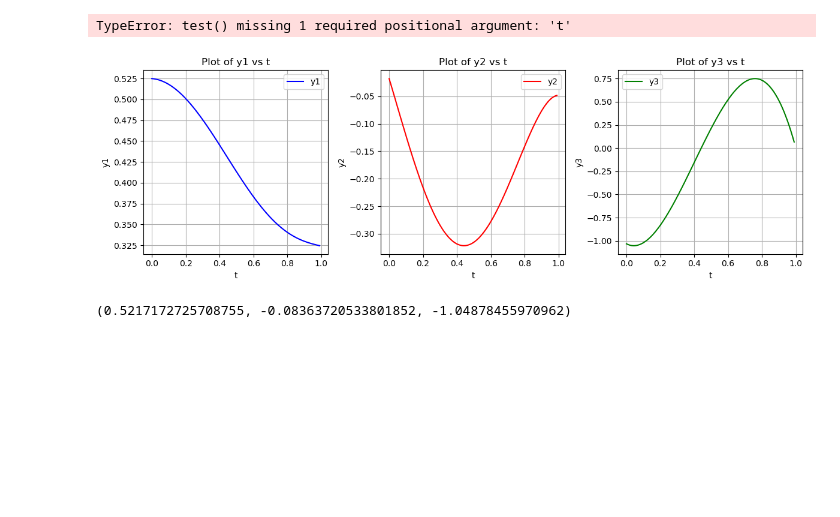
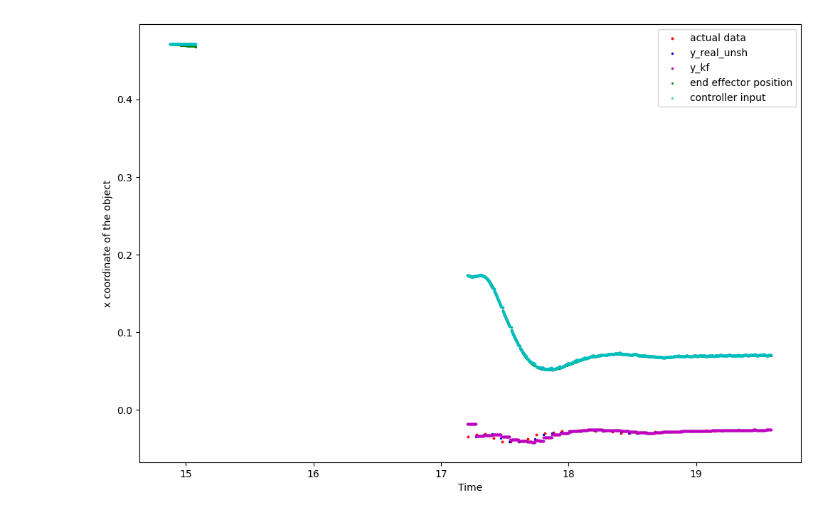
Before and after one commit to agentkashtan/franka-realtime-tracking, a Jupyter notebook: state_controller/Untitled1.ipynb, the cells around one changed output. Saved outputs shown, nothing was run; the diff lists cells and outputs as text; code cells hidden in the pictures; blank space fills up the shorter version.

```diff
--- a/state_controller/Untitled1.ipynb
+++ b/state_controller/Untitled1.ipynb
@@ -227,52 +283,0 @@ def test(a,b,c,d,e,f ,t):
-# %%
-test(0.728604 ,-0.991212 , 0.393912, -0.014805 , 0.216501, .001)
-# %% [output]
-TypeError: test() missing 1 required positional argument: 't'
-# %%
-import numpy as np
-import matplotlib.pyplot as plt
-
-t_values = np.linspace(0, .99, 100)
-y1_values = []
-y2_values = []
-y3_values = []
-
-for t in t_values:
-    y1, y2, y3 = test(-0.492023,   0.987264,  -0.162464 , -0.515967, -0.0176396,   0.524902, t)
-    y1_values.append(y1)
-    y2_values.append(y2)
-    y3_values.append(y3)
-plt.figure(figsize=(12, 4))
-
-plt.subplot(1, 3, 1)
-plt.plot(t_values, y1_values, 'b-', label='y1')
-plt.xlabel('t')
-plt.ylabel('y1')
-plt.title('Plot of y1 vs t')
-plt.grid(True)
-plt.legend()
-
-plt.subplot(1, 3, 2)
-plt.plot(t_values, y2_values, 'r-', label='y2')
-plt.xlabel('t')
-plt.ylabel('y2')
-plt.title('Plot of y2 vs t')
-plt.grid(True)
-plt.legend()
-
-plt.subplot(1, 3, 3)
-plt.plot(t_values, y3_values, 'g-', label='y3')
-plt.xlabel('t')
-plt.ylabel('y3')
-plt.title('Plot of y3 vs t')
-plt.grid(True)
-plt.legend()
-
-plt.tight_layout()
-plt.show()
-# %% [output]
-[figure, removed]
-# %%
-test(-0.492023,   0.987264,  -0.162464 , -0.515967, -0.0176396,   0.524902, 0.063)
-# %% [output]
-(0.5217172725708755, -0.08363720533801852, -1.04878455970962)
@@ -287,0 +284,18 @@ pos error 0.524902 -0.476937  0.210611  0.524902 -0.476937  0.210611
+# %%
+fig, ax = plt.subplots(figsize=(12,8))
+
+
+ax.scatter(t_r, z_real_sh, color='r', label='actual data', s=3)
+ax.scatter(t_s, z_real_unsh, color='b', label='y_real_unsh', s=2)
+ax.scatter(t_kf, z_kf, color='m', label='y_kf', s=2)
+ax.scatter(t_ee, z_ee, color='g', label='end effector position', s=1)
+ax.scatter(t_d, z_d, color='c', label='controller input', s=3, alpha=0.5)
+
+# Plot second dataset
+
+ax.set_xlabel('Time')
+ax.set_ylabel('x coordinate of the object')
+ax.legend()
+plt.show()
+# %% [output]
+[figure, added]
```
Also changed, not shown: parts of 15 cells of this notebook, 9 other files.
